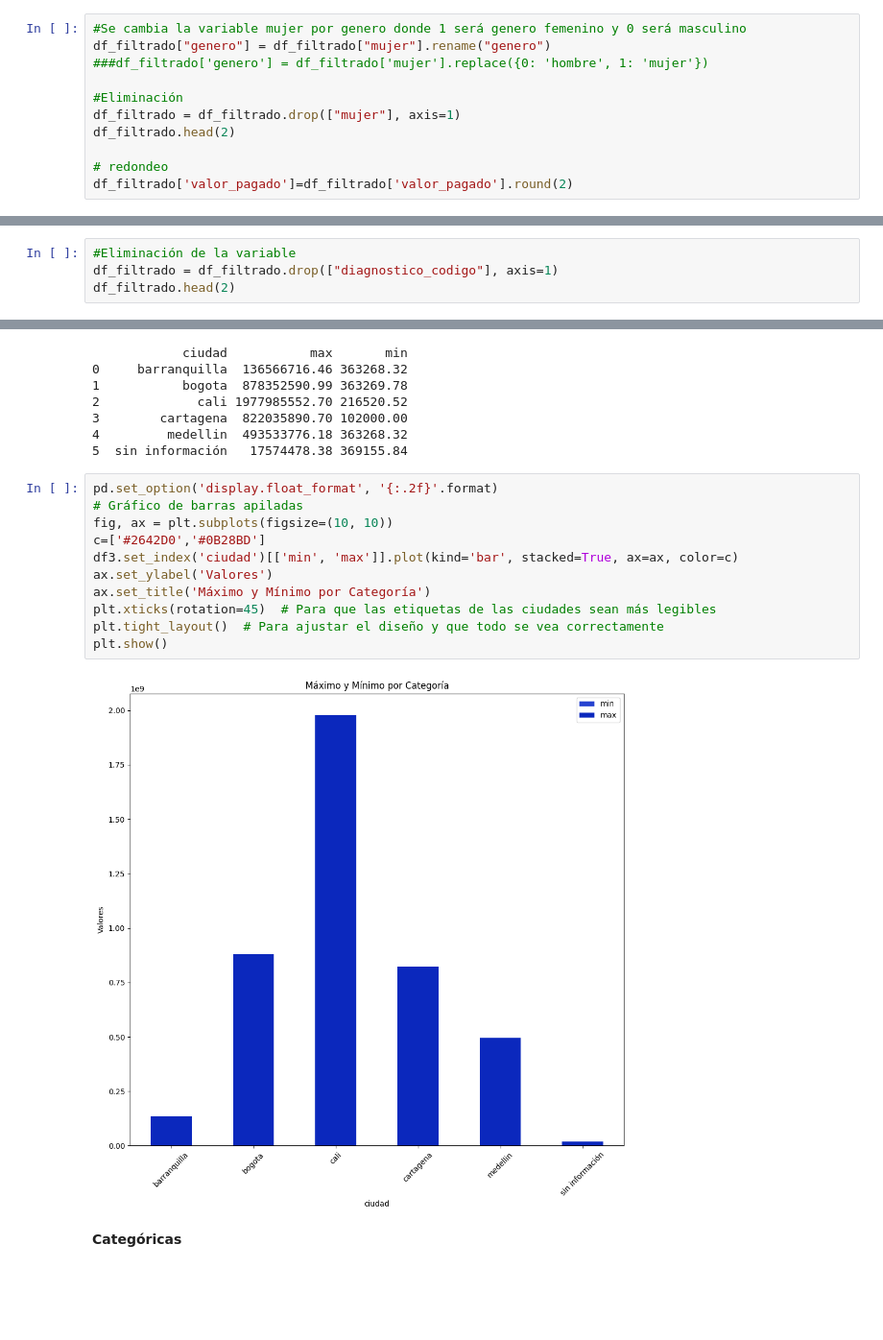
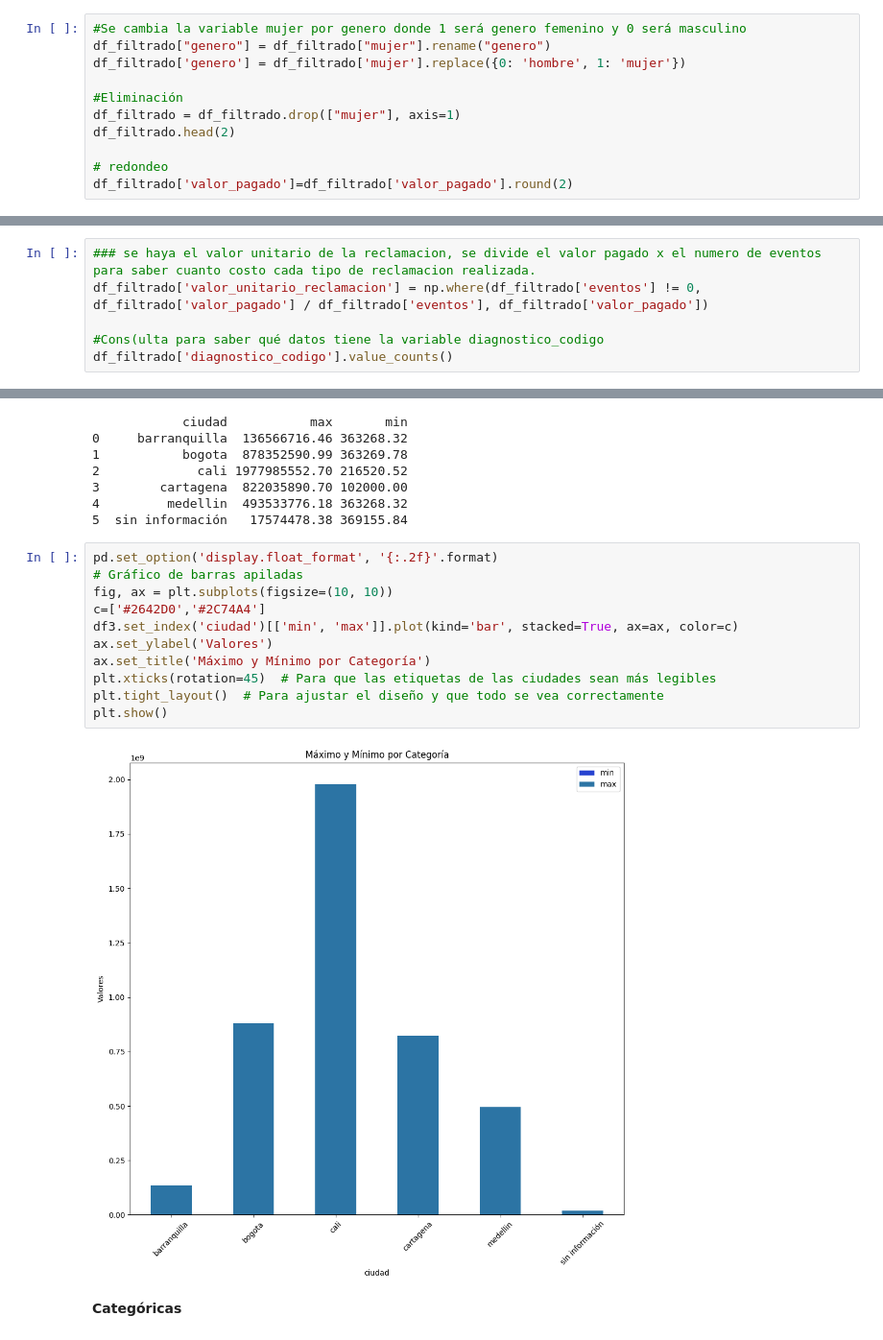
Before and after one commit to danielmancovidales/Aplicaciones-en-finanzas, a Jupyter notebook: Exploratorio.ipynb, the cells around one changed output, grey strips where cells are left out. Shown at 96% size. Drawn from its saved outputs; the diff is of its cells as text; blank space fills up the shorter version.

Commit message:
se realiza mas análisis exploratorio

```diff
--- a/Exploratorio.ipynb
+++ b/Exploratorio.ipynb
@@ -31,7 +55,7 @@ df_filtrado.head(2)
 # %%
 #Se cambia la variable mujer por genero donde 1 será genero femenino y 0 será masculino
 df_filtrado["genero"] = df_filtrado["mujer"].rename("genero")
-###df_filtrado['genero'] = df_filtrado['mujer'].replace({0: 'hombre', 1: 'mujer'})
+df_filtrado['genero'] = df_filtrado['mujer'].replace({0: 'hombre', 1: 'mujer'})
 
 #Eliminación
 df_filtrado = df_filtrado.drop(["mujer"], axis=1)
@@ -94,4 +106,0 @@ No parece tener datos relevantes más que la información del id del diagnóstic
-# %%
-#Eliminación de la variable
-df_filtrado = df_filtrado.drop(["diagnostico_codigo"], axis=1)
-df_filtrado.head(2)
@@ -101,0 +107,6 @@ df_filtrado.head(2)
+# %%
+### se haya el valor unitario de la reclamacion, se divide el valor pagado x el numero de eventos para saber cuanto costo cada tipo de reclamacion realizada.
+df_filtrado['valor_unitario_reclamacion'] = np.where(df_filtrado['eventos'] != 0, df_filtrado['valor_pagado'] / df_filtrado['eventos'], df_filtrado['valor_pagado'])
+
+#Cons(ulta para saber qué datos tiene la variable diagnostico_codigo
+df_filtrado['diagnostico_codigo'].value_counts()
@@ -274,16 +373,16 @@ print(df3)
 # %%
 pd.set_option('display.float_format', '{:.2f}'.format)
 # Gráfico de barras apiladas
 fig, ax = plt.subplots(figsize=(10, 10))
-c=['#2642D0','#0B28BD']
+c=['#2642D0','#2C74A4']
 df3.set_index('ciudad')[['min', 'max']].plot(kind='bar', stacked=True, ax=ax, color=c)
 ax.set_ylabel('Valores')
 ax.set_title('Máximo y Mínimo por Categoría')
 plt.xticks(rotation=45)  # Para que las etiquetas de las ciudades sean más legibles
 plt.tight_layout()  # Para ajustar el diseño y que todo se vea correctamente
 plt.show()
 # %% [output]
-[figure, old version]
+[figure, new version]
 # %% [markdown]
 **Categóricas**
 # %%
```
Also changed, not shown: parts of 24 cells of this notebook.
